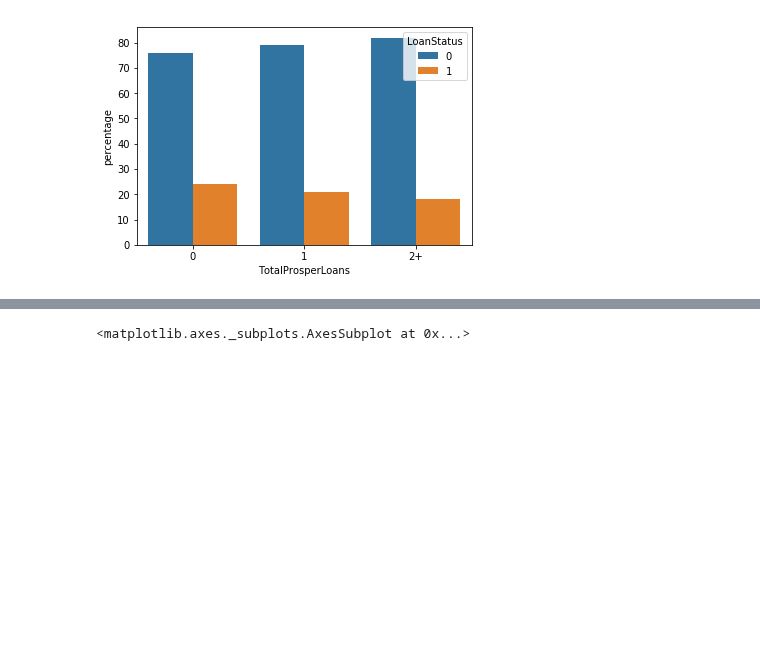
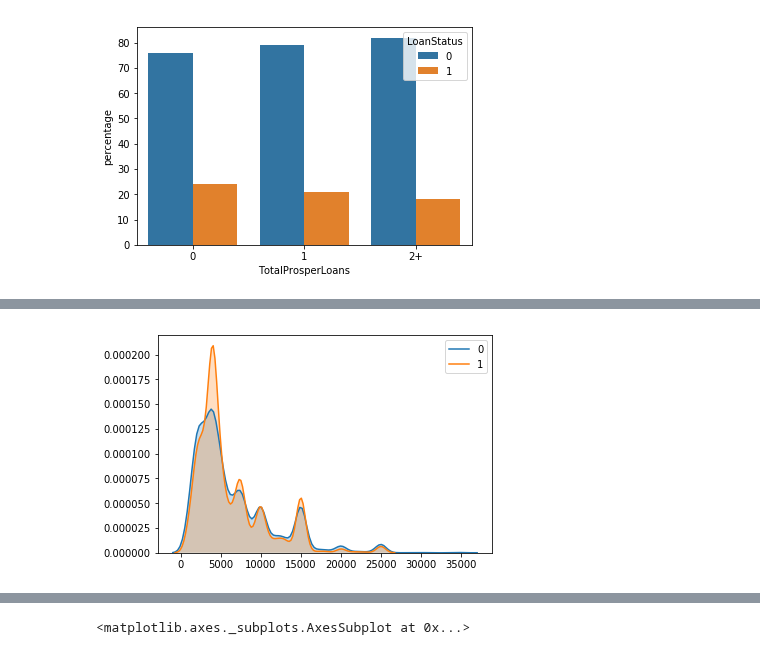
Before and after one commit to abhiksark/Udacity-DataAnalyst-Nanodegree, a Jupyter notebook: bank_loan/loan_dataset.ipynb, the cells around one changed output, grey strips where cells are left out. Drawn from its saved outputs; the diff is of its cells as text; code cells hidden in the pictures; blank space fills up the shorter version.

```diff
--- a/bank_loan/loan_dataset.ipynb
+++ b/bank_loan/loan_dataset.ipynb
@@ -367,0 +353,4 @@ sns.kdeplot(df_new.DebtToIncomeRatio, shade=True, color="r");
+# %%
+kde_plot(df_new,"LoanOriginalAmount")
+# %% [output]
+[figure, added]
```
Also changed, not shown: parts of 31 cells of this notebook.
